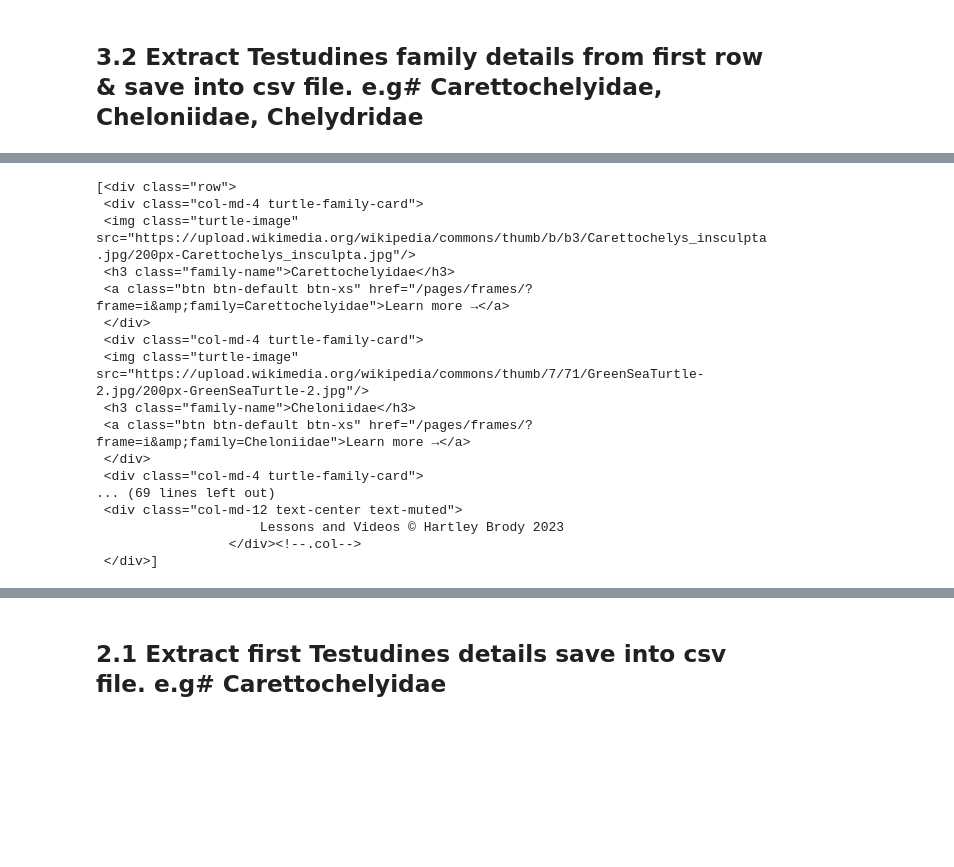
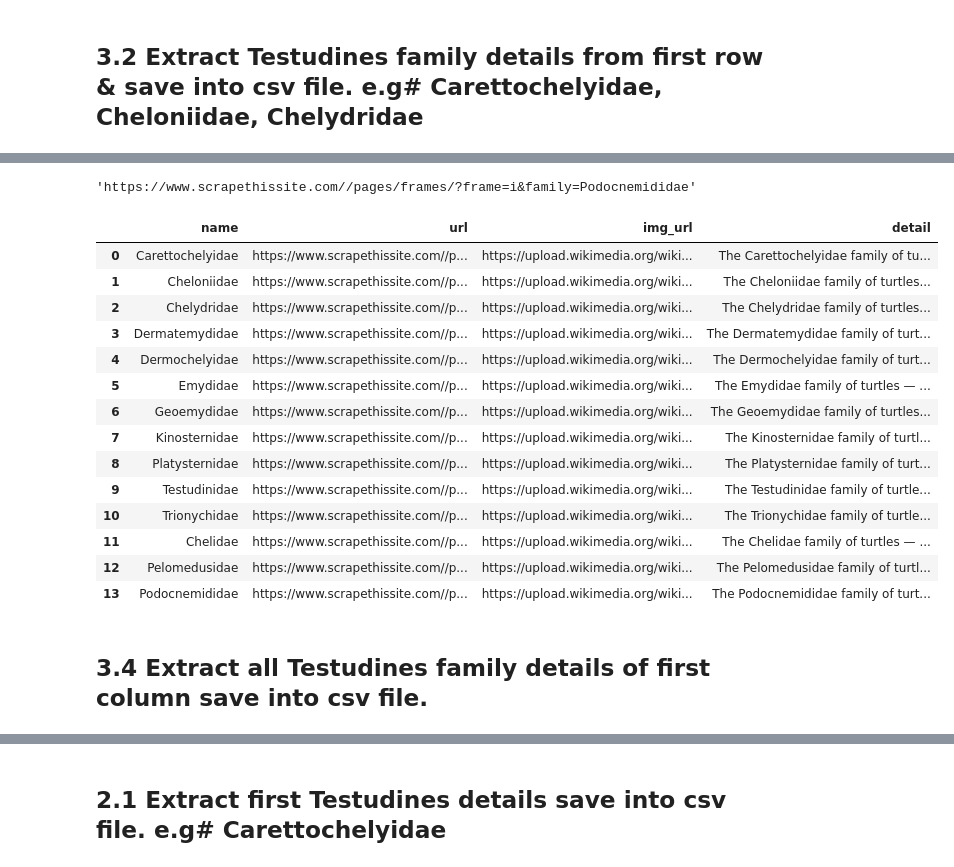
Before and after one commit to asifkasi/course-python-and-automation-by-kasi, a Jupyter notebook: Student's Folders/abdur rehman/from_dynamic_wibsite/scrapethissite.ipynb, the cells around one changed output, grey strips where cells are left out. Cells and saved outputs as stored; diff of their text form; code cells hidden in the pictures; blank space fills up the shorter version.

```diff
--- a/Student's Folders/abdur rehman/from_dynamic_wibsite/scrapethissite.ipynb
+++ b/Student's Folders/abdur rehman/from_dynamic_wibsite/scrapethissite.ipynb
@@ -609,3 +889,29 @@ df
+# %%
+dict['url']
+# %% [output]
+'https://www.scrapethissite.com//pages/frames/?frame=i&family=Podocnemididae'
+# %%
+df = pd.DataFrame(list)
+df.to_csv('scrapthisside q3_3.csv',index=False)# to save into csv file
+df
+# %% [output]
+|  | name | url | img_url | detail |
+| 0 | Carettochelyidae | https://www.scrapethissite.com//p... | https://upload.wikimedia.org/wiki... | The Carettochelyidae family of tu... |
+| 1 | Cheloniidae | https://www.scrapethissite.com//p... | https://upload.wikimedia.org/wiki... | The Cheloniidae family of turtles... |
+| 2 | Chelydridae | https://www.scrapethissite.com//p... | https://upload.wikimedia.org/wiki... | The Chelydridae family of turtles... |
+| 3 | Dermatemydidae | https://www.scrapethissite.com//p... | https://upload.wikimedia.org/wiki... | The Dermatemydidae family of turt... |
+| 4 | Dermochelyidae | https://www.scrapethissite.com//p... | https://upload.wikimedia.org/wiki... | The Dermochelyidae family of turt... |
+| 5 | Emydidae | https://www.scrapethissite.com//p... | https://upload.wikimedia.org/wiki... | The Emydidae family of turtles — ... |
+| 6 | Geoemydidae | https://www.scrapethissite.com//p... | https://upload.wikimedia.org/wiki... | The Geoemydidae family of turtles... |
+| 7 | Kinosternidae | https://www.scrapethissite.com//p... | https://upload.wikimedia.org/wiki... | The Kinosternidae family of turtl... |
+| 8 | Platysternidae | https://www.scrapethissite.com//p... | https://upload.wikimedia.org/wiki... | The Platysternidae family of turt... |
+| 9 | Testudinidae | https://www.scrapethissite.com//p... | https://upload.wikimedia.org/wiki... | The Testudinidae family of turtle... |
+| 10 | Trionychidae | https://www.scrapethissite.com//p... | https://upload.wikimedia.org/wiki... | The Trionychidae family of turtle... |
+| 11 | Chelidae | https://www.scrapethissite.com//p... | https://upload.wikimedia.org/wiki... | The Chelidae family of turtles — ... |
+| 12 | Pelomedusidae | https://www.scrapethissite.com//p... | https://upload.wikimedia.org/wiki... | The Pelomedusidae family of turtl... |
+| 13 | Podocnemididae | https://www.scrapethissite.com//p... | https://upload.wikimedia.org/wiki... | The Podocnemididae family of turt... |
+# %% [markdown]
+## 3.4 Extract all Testudines family details of first column save into csv file.
 # %%
 from selenium import webdriver
 from bs4 import BeautifulSoup
@@ -621,26 +927,8 @@ driver.get(url)
 driver.switch_to.frame(0)
 driver.find_element("xpath",'//h3').text
 soup = BeautifulSoup(driver.page_source,('html'))
-frm = soup.find_all('div',class_='row')
+frm = soup.find_all('div',class_='col-md-4 turtle-family-card')
 frm
-# %% [output]
-[<div class="row">
- <div class="col-md-4 turtle-family-card">
- <img class="turtle-image" src="https://upload.wikimedia.org/wikipedia/commons/thumb/b/b3/Carettochelys_insculpta.jpg/200px-Carettochelys_insculpta.jpg"/>
- <h3 class="family-name">Carettochelyidae</h3>
- <a class="btn btn-default btn-xs" href="/pages/frames/?frame=i&amp;family=Carettochelyidae">Learn more →</a>
- </div>
- <div class="col-md-4 turtle-family-card">
- <img class="turtle-image" src="https://upload.wikimedia.org/wikipedia/commons/thumb/7/71/GreenSeaTurtle-2.jpg/200px-GreenSeaTurtle-2.jpg"/>
- <h3 class="family-name">Cheloniidae</h3>
- <a class="btn btn-default btn-xs" href="/pages/frames/?frame=i&amp;family=Cheloniidae">Learn more →</a>
- </div>
- <div class="col-md-4 turtle-family-card">
-... (69 lines left out)
- <div class="col-md-12 text-center text-muted">
-                     Lessons and Videos © Hartley Brody 2023
-                 </div><!--.col-->
- </div>]
 # %%
 list =[]
 
```
Also changed, not shown: parts of 35 cells of this notebook, 10 other files.
